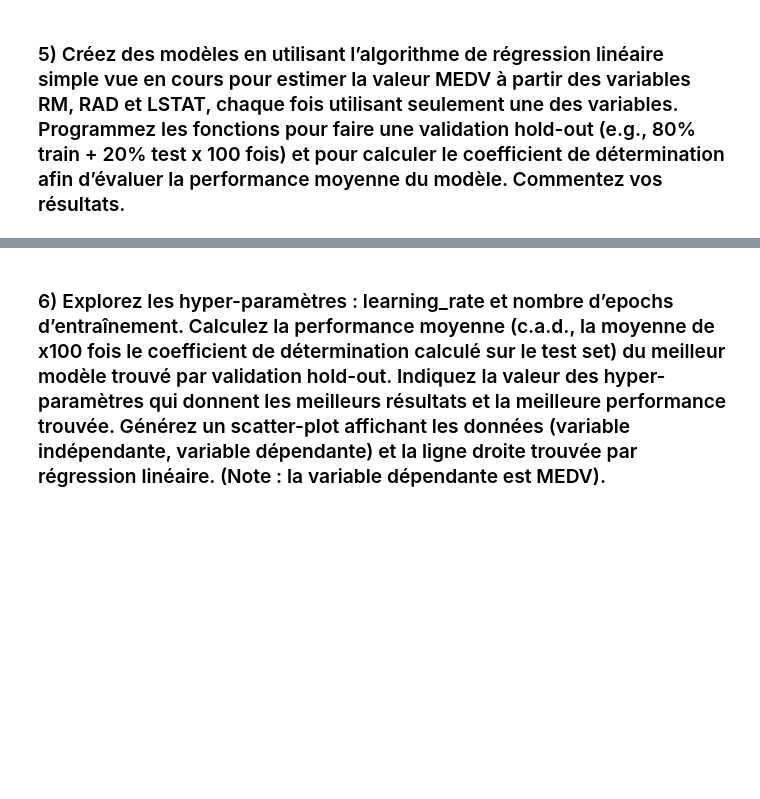
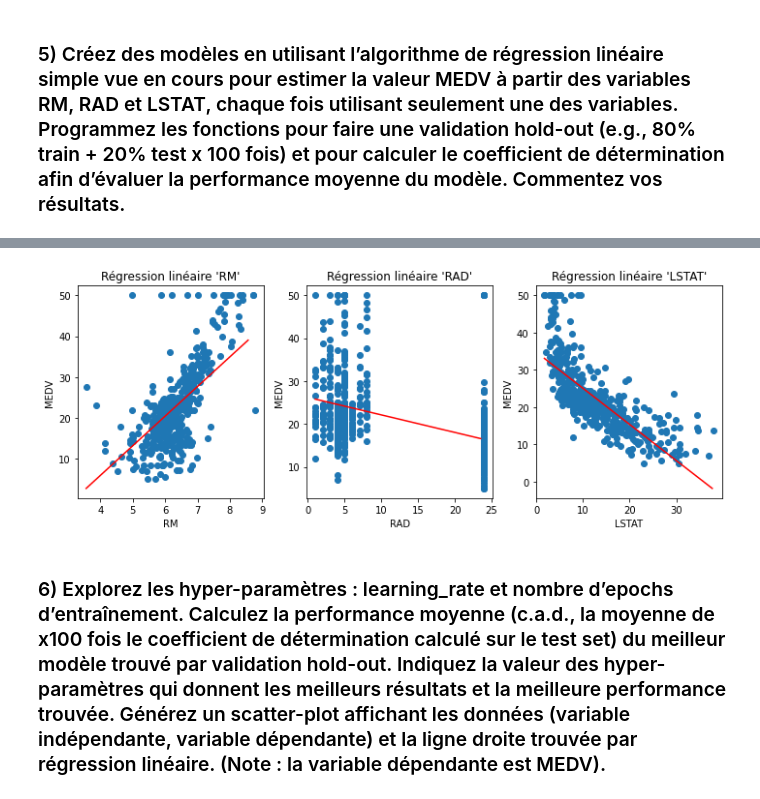
Before and after one commit to Leandro4002/ISD_TP5, a Jupyter notebook: notebook.ipynb, the cells around one changed output, grey strips where cells are left out. Cells and saved outputs as stored; diff of their text form; code cells hidden in the pictures; blank space fills up the shorter version.

Commit message:
Choosen optimum values + coeff linear deter

```diff
--- a/notebook.ipynb
+++ b/notebook.ipynb
@@ -202,13 +233,0 @@ def linearDeterminationCoeff():
-# %%
-from matplotlib import pyplot as plt
-
-plt.scatter(boston_df['LSTAT'], boston_df['MEDV'])
-
-# Draw prediction line
-x = np.arange(boston_df['LSTAT'].min(), boston_df['LSTAT'].max(), 0.5)
-plt.plot(x, m*x + b, 'r')
-print(f"b = {b}, m = {m}")
-
-plt.title('Régression linéaire')
-plt.xlabel('LSTAT')
-plt.ylabel('MEDV')
@@ -218,0 +234,8 @@ Text(0, 0.5, 'MEDV')
+# %%
+# Select best model based on linear determination coefficient
+best_models = results.sort_values(by=['R2'], kind='quicksort', ascending=False)
+
+# Only keep the best model for each independant var
+best_models.drop_duplicates(subset='independant var', keep='first', inplace=True, ignore_index=True)
+
+best_models
@@ -219,3 +247,29 @@ Text(0, 0.5, 'MEDV')
+# %%
+from matplotlib import pyplot as plt
+
+fig, ax = plt.subplots(nrows=1, ncols=3, figsize=(10, 4))
+
+for i in range(len(independant_vars)):
+	col_name = independant_vars[i]
+
+	best_model = best_models.loc[best_models['independant var'] == col_name]
+	b = best_model['b'].values[0]
+	m = best_model['m'].values[0]
+
+	ax[i].set_title(f"Régression linéaire '{col_name}'")
+	ax[i].set_xlabel(col_name)
+	ax[i].set_ylabel('MEDV')
+
+	ax[i].scatter(boston_df[col_name], boston_df['MEDV'])
+
+	# Draw prediction line
+	x = np.arange(boston_df[col_name].min(), boston_df[col_name].max(), 0.5)
+	ax[i].plot(x, m*x + b, 'r')
+
+plt.tight_layout()
+plt.show()
+# %% [output]
+[figure, added]
 # %% [markdown]
 ### 6) Explorez les hyper-paramètres : learning_rate et nombre d’epochs d’entraînement. Calculez la performance moyenne (c.a.d., la moyenne de x100 fois le coefficient de détermination calculé sur le test set) du meilleur modèle trouvé par validation hold-out. Indiquez la valeur des hyper-paramètres qui donnent les meilleurs résultats et la meilleure performance trouvée. Générez un scatter-plot affichant les données (variable indépendante, variable dépendante) et la ligne droite trouvée par régression linéaire. (Note : la variable dépendante est MEDV).
 # %% [markdown]
```
Also changed, not shown: parts of 6 cells of this notebook.
